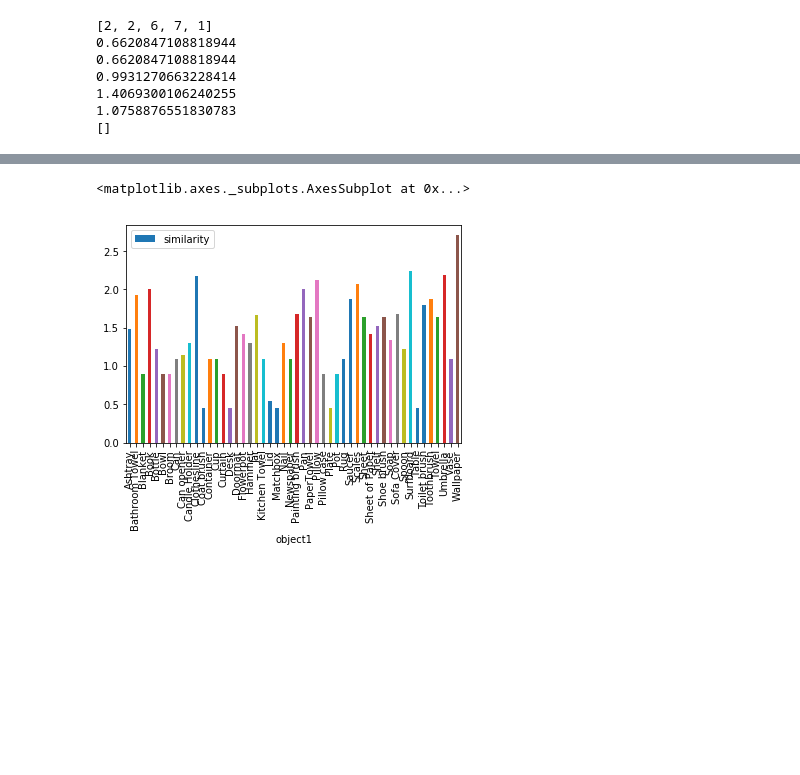
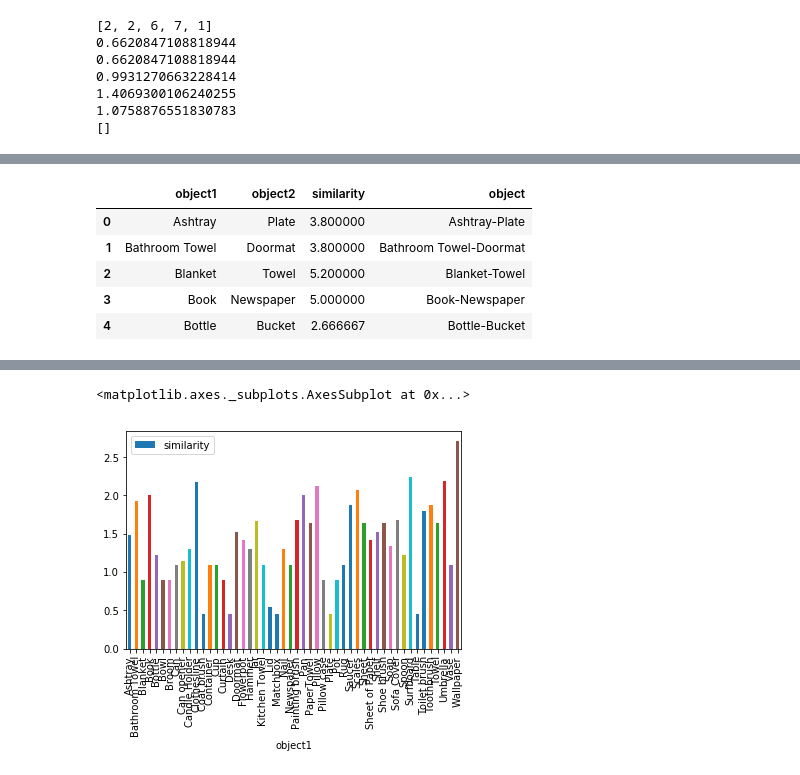
Before and after one commit to mk-hasan/OROC-FU, a Jupyter notebook: Object-Similairty-Analysis.ipynb, the cells around one changed output, grey strips where cells are left out. Cells and saved outputs as stored; diff of their text form; code cells hidden in the pictures; blank space fills up the shorter version.

```diff
--- a/Object-Similairty-Analysis.ipynb
+++ b/Object-Similairty-Analysis.ipynb
@@ -265,3 +221,12 @@ sim_sd.drop(['Unnamed: 0'],axis=1)
+# %%
+sim_mean.head()
+# %% [output]
+|  | object1 | object2 | similarity | object |
+| 0 | Ashtray | Plate | 3.800000 | Ashtray-Plate |
+| 1 | Bathroom Towel | Doormat | 3.800000 | Bathroom Towel-Doormat |
+| 2 | Blanket | Towel | 5.200000 | Blanket-Towel |
+| 3 | Book | Newspaper | 5.000000 | Book-Newspaper |
+| 4 | Bottle | Bucket | 2.666667 | Bottle-Bucket |
 # %%
 sim_mean.columns
 # %% [output]
```
Also changed, not shown: parts of 27 cells of this notebook, 2 other files.
